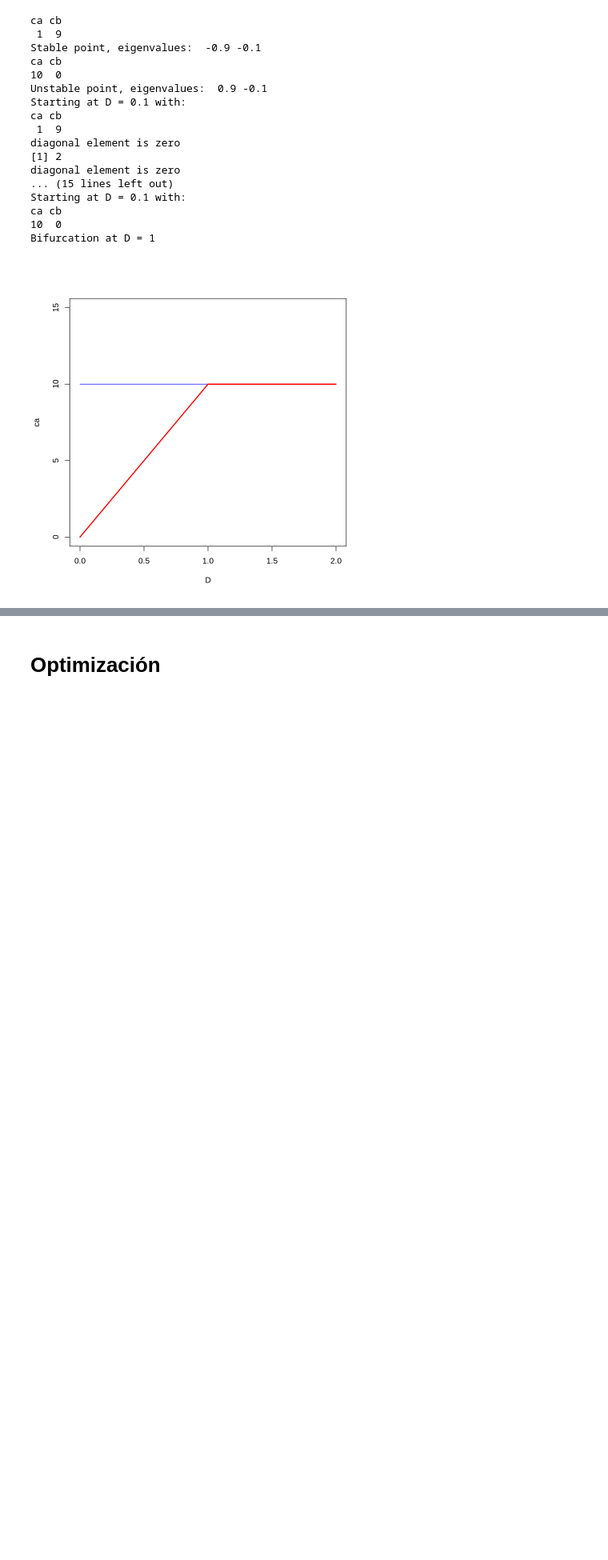
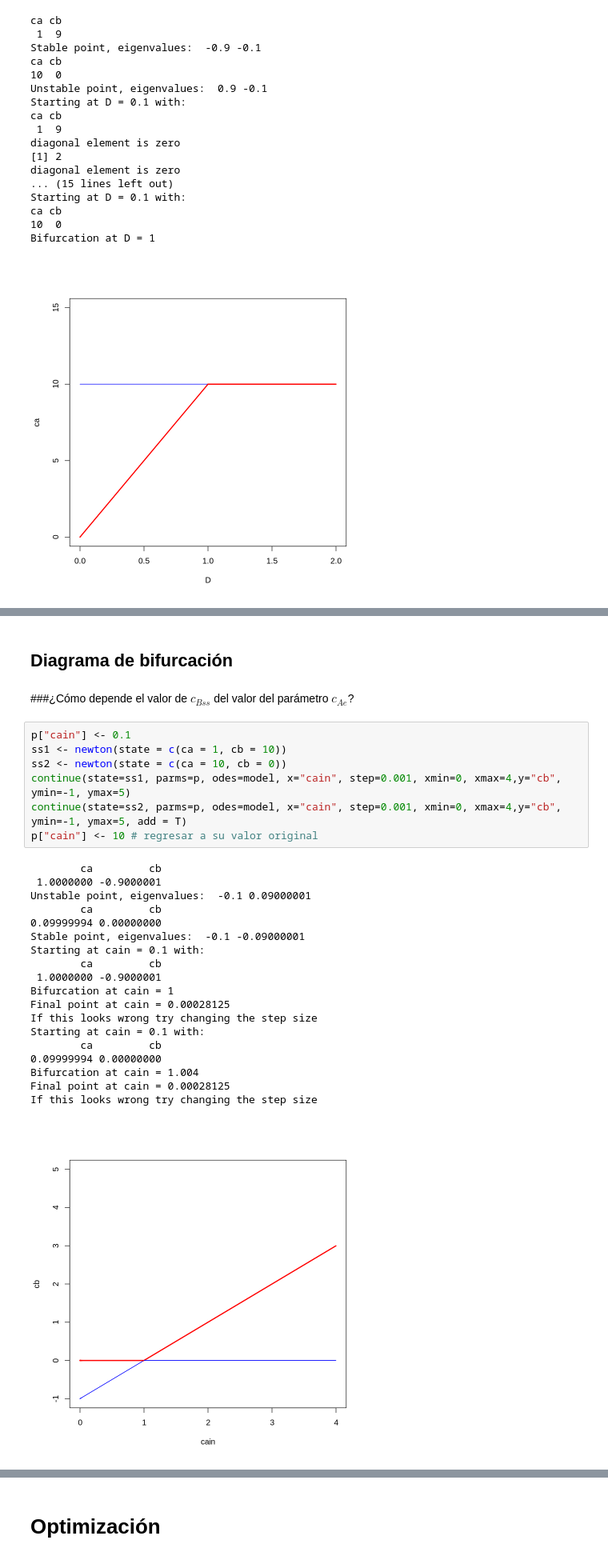
Before and after one commit to JuanM-GG/sistemas-dinamicos-R, a Jupyter notebook: balance_reactor.ipynb, the cells around one changed output, grey strips where cells are left out. Shown at 80% size. Cells and saved outputs as stored; diff of their text form; blank space fills up the shorter version.

```diff
--- a/balance_reactor.ipynb
+++ b/balance_reactor.ipynb
@@ -292,0 +347,31 @@ Cuando se llega al valor $D = 1$, y el valor de equilibrio $c_{Bss} = 0$ se vuel
+# %% [markdown]
+## Diagrama de bifurcación
+# %% [markdown]
+###¿Cómo depende el valor de $c_{Bss}$ del valor del parámetro $c_{Ae}$?
+# %%
+p["cain"] <- 0.1
+ss1 <- newton(state = c(ca = 1, cb = 10))
+ss2 <- newton(state = c(ca = 10, cb = 0))
+continue(state=ss1, parms=p, odes=model, x="cain", step=0.001, xmin=0, xmax=4,y="cb", ymin=-1, ymax=5)
+continue(state=ss2, parms=p, odes=model, x="cain", step=0.001, xmin=0, xmax=4,y="cb", ymin=-1, ymax=5, add = T)
+p["cain"] <- 10 # regresar a su valor original
+# %% [output]
+        ca         cb
+ 1.0000000 -0.9000001
+Unstable point, eigenvalues:  -0.1 0.09000001
+        ca         cb
+0.09999994 0.00000000
+Stable point, eigenvalues:  -0.1 -0.09000001
+Starting at cain = 0.1 with:
+        ca         cb
+ 1.0000000 -0.9000001
+Bifurcation at cain = 1
+Final point at cain = 0.00028125
+If this looks wrong try changing the step size
+Starting at cain = 0.1 with:
+        ca         cb
+0.09999994 0.00000000
+Bifurcation at cain = 1.004
+Final point at cain = 0.00028125
+If this looks wrong try changing the step size
+[figure, added]
```
Also changed, not shown: parts of 25 cells of this notebook.
